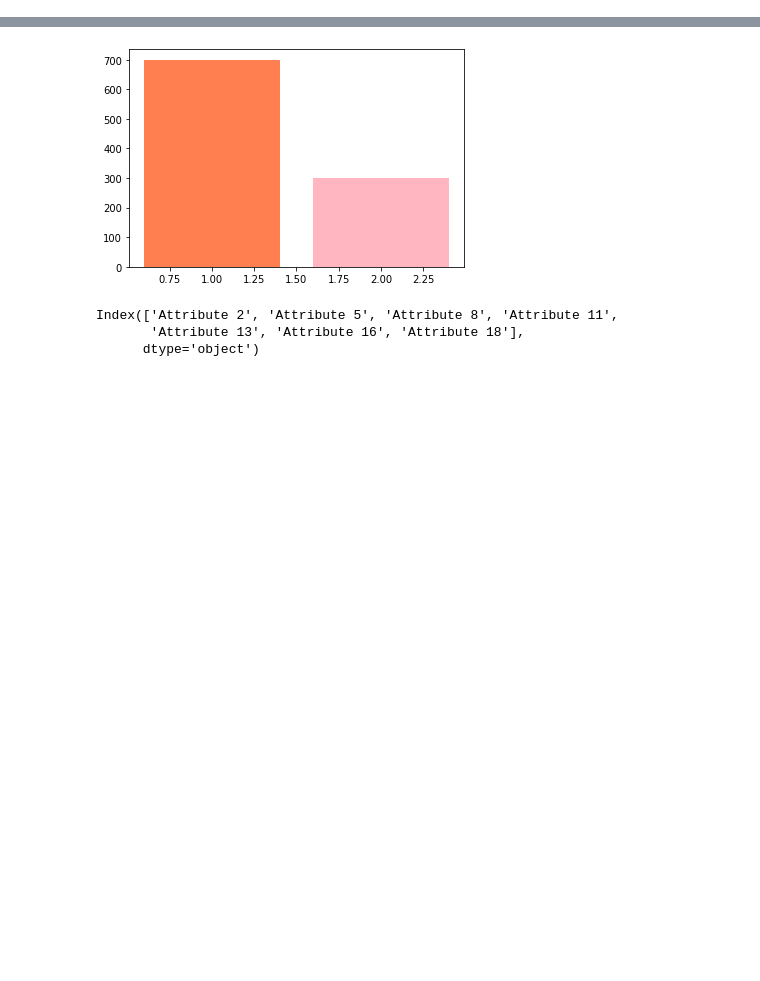
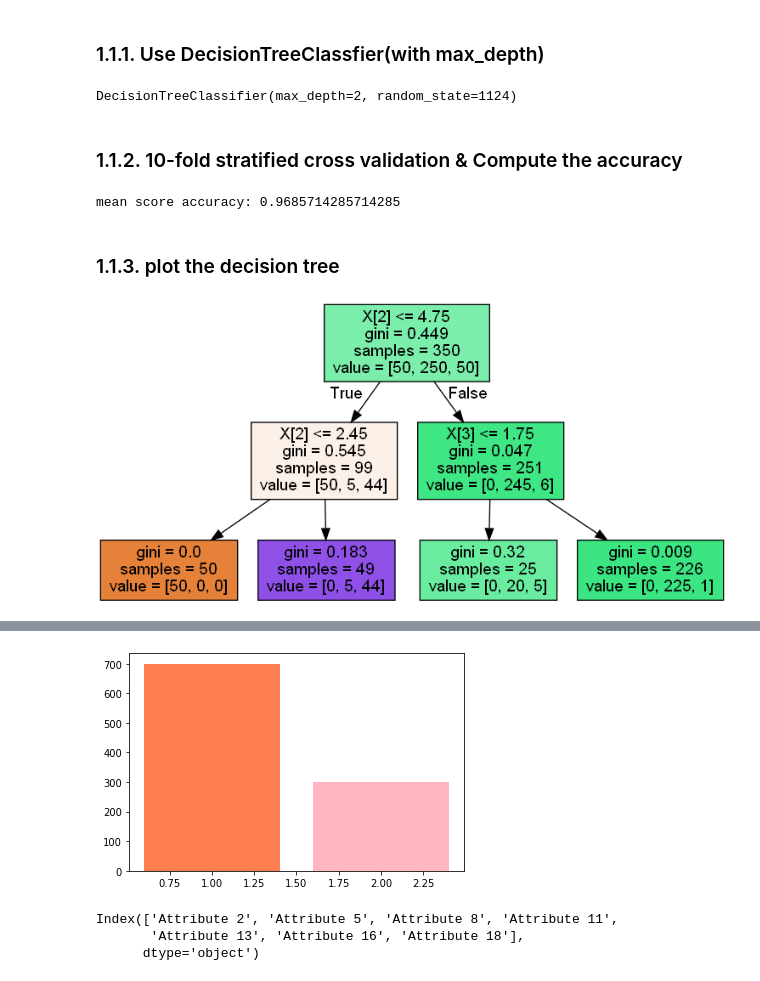
Before and after one commit to OseungKwon/Data-Mining, a Jupyter notebook: hw7/hw7_important.ipynb, the cells around one changed output, grey strips where cells are left out. Saved outputs shown, nothing was run; the diff lists cells and outputs as text; code cells hidden in the pictures; blank space fills up the shorter version.

```diff
--- a/hw7/hw7_important.ipynb
+++ b/hw7/hw7_important.ipynb
@@ -0,0 +42,29 @@
+# %% [markdown]
+### 1.1.1. Use DecisionTreeClassfier(with max_depth)
+# %%
+feature = data.drop('Name',axis=1)
+label = data['Name']
+dt = tree.DecisionTreeClassifier(max_depth=2,random_state=1124)
+dt
+# %% [output]
+DecisionTreeClassifier(max_depth=2, random_state=1124)
+# %% [markdown]
+### 1.1.2. 10-fold stratified cross validation & Compute the accuracy
+# %%
+# 10-fold stratified cross validation
+score = cross_val_score(dt,feature,label,scoring='accuracy',cv=10)
+# Compute the accuracy¶
+print('mean score accuracy:', score.mean())
+# %% [output]
+mean score accuracy: 0.9685714285714285
+# %% [markdown]
+### 1.1.3. plot the decision tree
+# %%
+import pydotplus
+from IPython.display import Image
+dt.fit(feature,label)
+dot_data = tree.export_graphviz(dt,filled=True, out_file=None)
+graph = pydotplus.graph_from_dot_data(dot_data)
+Image(graph.create_png())
+# %% [output]
+[figure, added]
```
Also changed, not shown: parts of 53 cells of this notebook, 3 other files.
